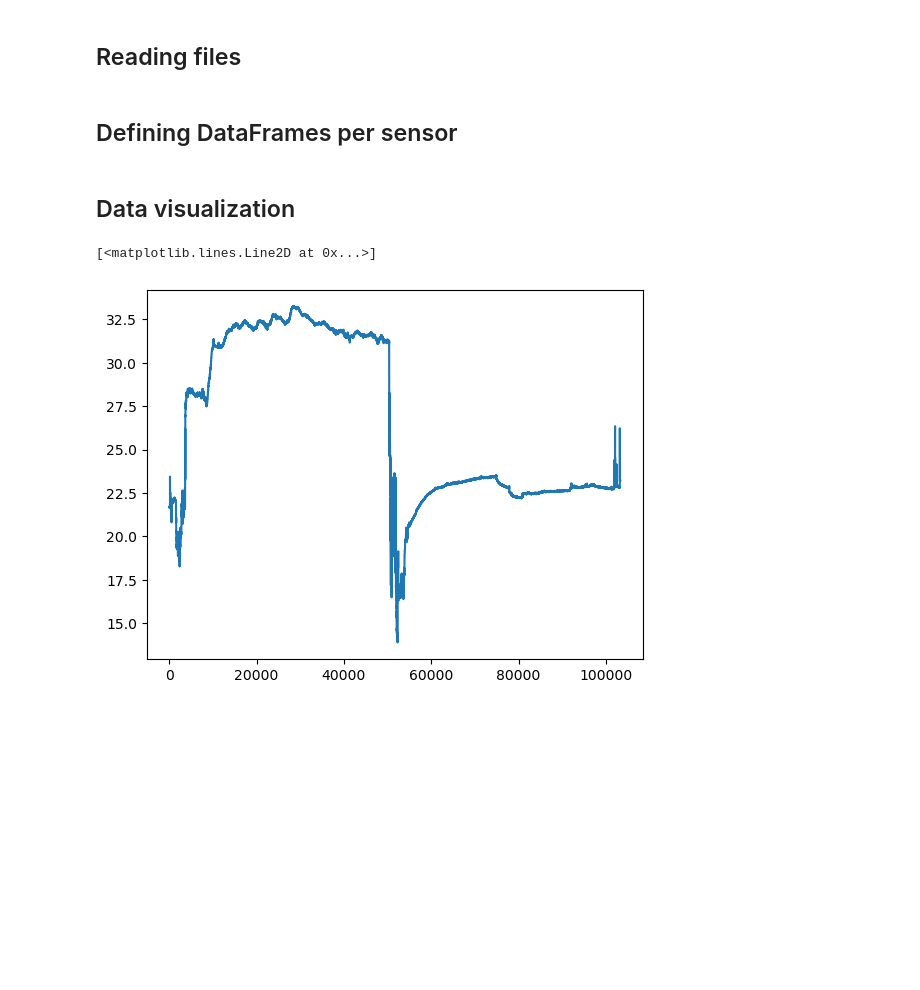
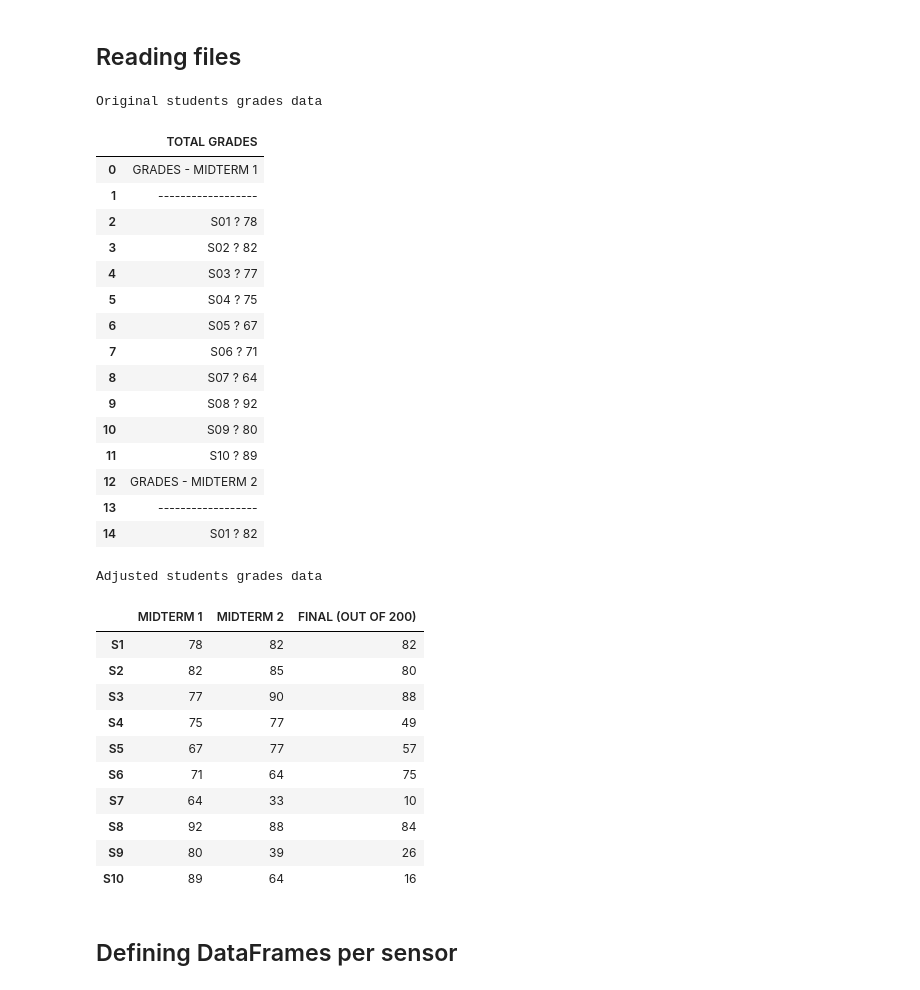
Before and after one commit to jsForeroBiomed/wearable-stress-exam-performance, a Jupyter notebook: Physiological-signals.ipynb, the cells around one changed output. Drawn from its saved outputs; the diff is of its cells as text; code cells hidden in the pictures; blank space fills up the shorter version.

```diff
--- a/Physiological-signals.ipynb
+++ b/Physiological-signals.ipynb
@@ -127,3 +125,57 @@ for student in students_list: # Loop over each student
-# %% [markdown]
-## Defining DataFrames per sensor
+# %%
+# Reading grades
+grades_path = os.path.join(path, 'StudentGrades.txt')
+total_grades = pd.read_csv(grades_path, encoding='ISO-8859-1', names=['TOTAL GRADES'])
+
+print('Original students grades data')
+display(total_grades.head(15))
+
+# Identify '-----' rows
+hyphen_rows = total_grades['TOTAL GRADES'].apply(lambda x: '--' in x)
+# Find rows with a column name value
+column_rows = total_grades['TOTAL GRADES'].apply(lambda x: 'GRADES' in x)
+# Filter rows without hyphen and rename rows with column names
+total_grades = total_grades[~hyphen_rows]
+exam_label = total_grades['TOTAL GRADES'][column_rows].apply(lambda x: x[9:])
+
+# Generate new DataFrame with each exam as a column
+exam_data = pd.DataFrame({exam_type: total_grades.loc[index + 2:index + 11,
+                                                      'TOTAL GRADES'].apply(lambda x: int(x[-2:])).values
+             for index, exam_type in exam_label.items()},
+             index=students_list)
+
+print('Adjusted students grades data')
+display(exam_data)
+# %% [output]
+Original students grades data
+|  | TOTAL GRADES |
+| 0 | GRADES - MIDTERM 1 |
+| 1 | ------------------ |
+| 2 | S01 ? 78 |
+| 3 | S02 ? 82 |
+| 4 | S03 ? 77 |
+| 5 | S04 ? 75 |
+| 6 | S05 ? 67 |
+| 7 | S06 ? 71 |
+| 8 | S07 ? 64 |
+| 9 | S08 ? 92 |
+| 10 | S09 ? 80 |
+| 11 | S10 ? 89 |
+| 12 | GRADES - MIDTERM 2 |
+| 13 | ------------------ |
+| 14 | S01 ? 82 |
+Adjusted students grades data
+|  | MIDTERM 1 | MIDTERM 2 | FINAL (OUT OF 200) |
+| S1 | 78 | 82 | 82 |
+| S2 | 82 | 85 | 80 |
+| S3 | 77 | 90 | 88 |
+| S4 | 75 | 77 | 49 |
+| S5 | 67 | 77 | 57 |
+| S6 | 71 | 64 | 75 |
+| S7 | 64 | 33 | 10 |
+| S8 | 92 | 88 | 84 |
+| S9 | 80 | 39 | 26 |
+| S10 | 89 | 64 | 16 |
+# %% [markdown]
+## Defining DataFrames per sensor
 # %%
@@ -151,7 +197,0 @@ bvp_data = extract_physio_data_frame('BVP', students_list, exam_list, students_d
-# %% [markdown]
-## Data visualization
-# %%
-plt.plot(temperature['S3 + Final'])
-# %% [output]
-[<matplotlib.lines.Line2D at 0x...>]
-[figure, removed]
```
Also changed, not shown: parts of 9 cells of this notebook, 1 other file.
